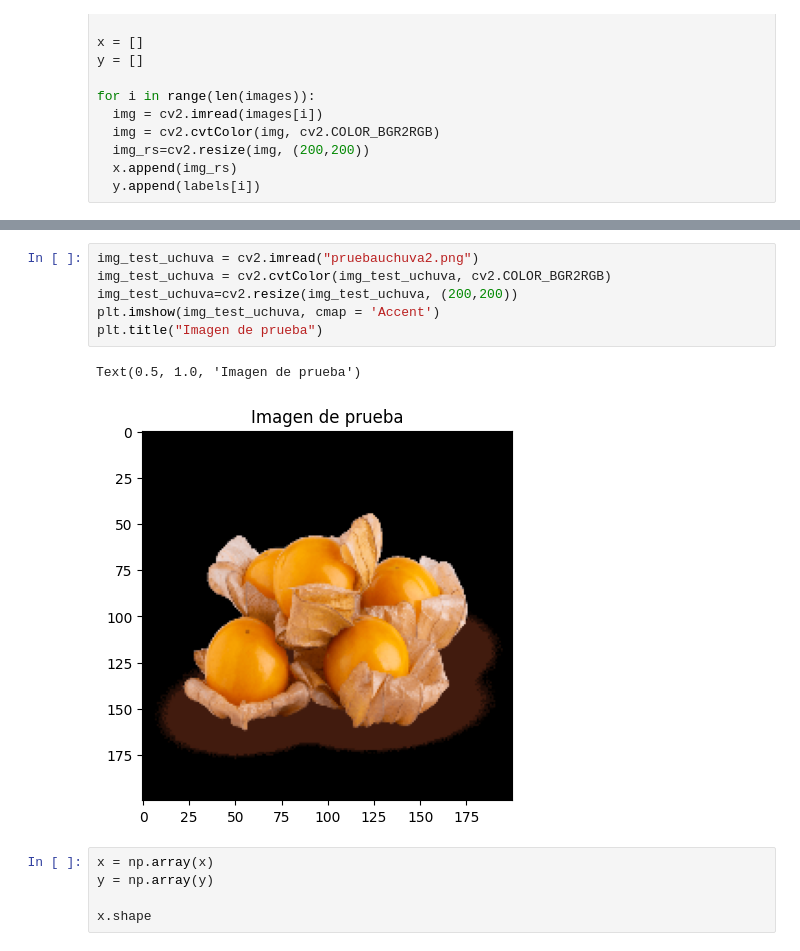
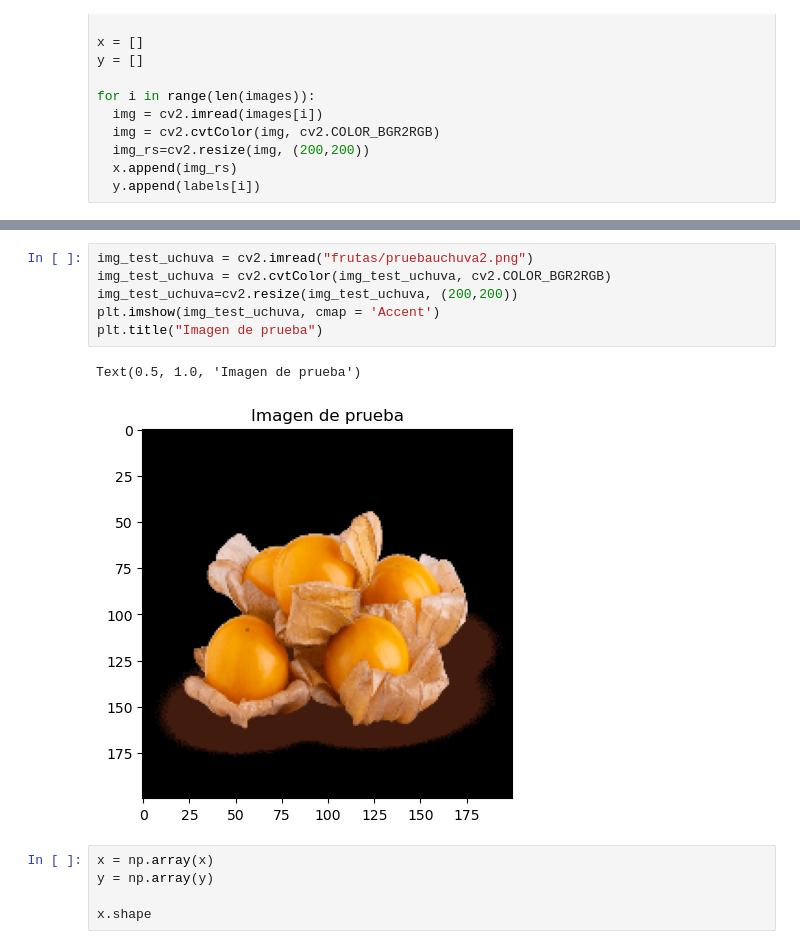
Before and after one commit to sarrietav-dev/sklearn-frutas, a Jupyter notebook: notebook.ipynb, the cells around one changed output, grey strips where cells are left out. Saved outputs shown, nothing was run; the diff lists cells and outputs as text.

```diff
--- a/notebook.ipynb
+++ b/notebook.ipynb
@@ -72,12 +92,12 @@ Text(0.5, 1.0, 'Imagen de prueba')
 # %%
-img_test_uchuva = cv2.imread("pruebauchuva2.png")
+img_test_uchuva = cv2.imread("frutas/pruebauchuva2.png")
 img_test_uchuva = cv2.cvtColor(img_test_uchuva, cv2.COLOR_BGR2RGB)
 img_test_uchuva=cv2.resize(img_test_uchuva, (200,200))
 plt.imshow(img_test_uchuva, cmap = 'Accent')
 plt.title("Imagen de prueba")
 # %% [output]
 Text(0.5, 1.0, 'Imagen de prueba')
-[figure, old version]
+[figure, new version]
 # %%
 x = np.array(x)
 y = np.array(y)
```
Also changed, not shown: parts of 6 cells of this notebook.
